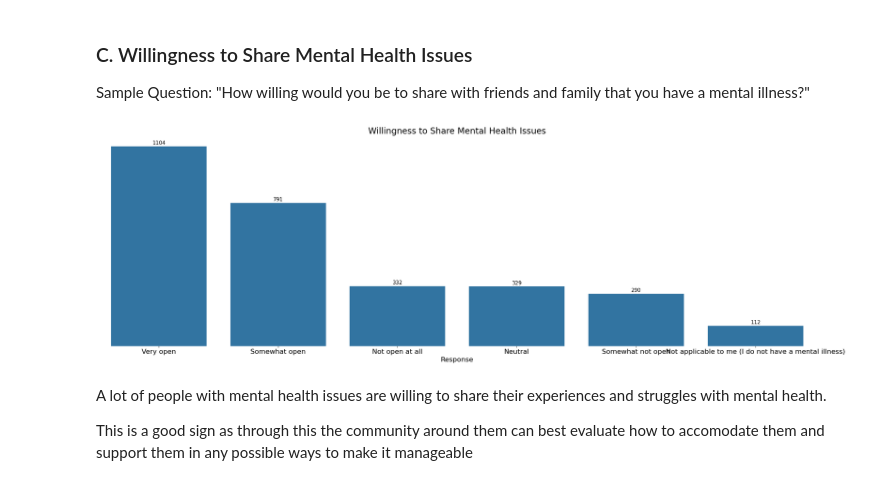
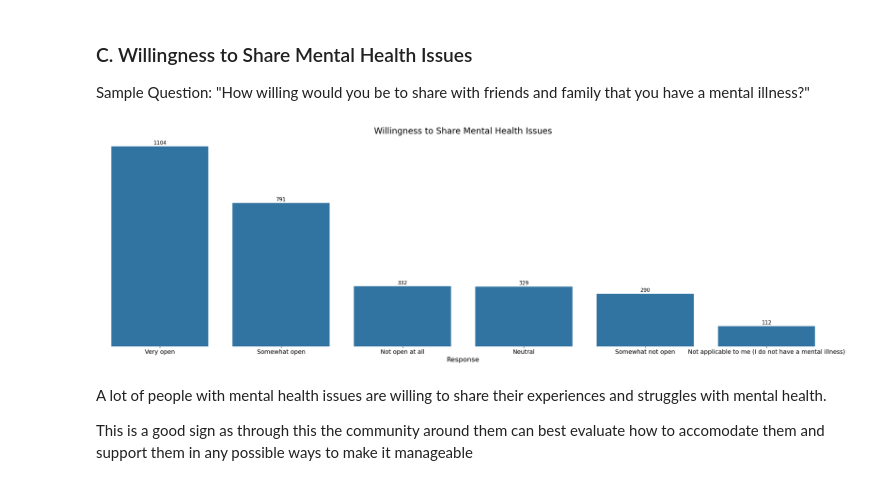
Before and after one commit to bondpapi/MENTAL-HEALTH-IN-TECH-INDUSTRY-EDA, a Jupyter notebook: mentalhealth.ipynb, the cells around one changed output. Saved outputs shown, nothing was run; the diff lists cells and outputs as text; code cells hidden in the pictures.

```diff
--- a/mentalhealth.ipynb
+++ b/mentalhealth.ipynb
@@ -221,17 +286,25 @@ It can be very hard to make accurate conclusions based on a biased sample as it
 Sample Question:
 "Do you think that discussing a mental health disorder with your employer would have negative consequences?"
 # %%
-workplace_stigma = df.loc[df['QuestionText'].str.contains('discussing a mental health disorder.*employer.*negative consequences', case=False, na=False)]
+workplace_stigma = df.loc[
+    df["QuestionText"].str.contains(
+        "discussing a mental health disorder.*employer.*negative consequences",
+        case=False,
+        na=False,
+    )
+]
 
-workplace_stigma.loc[:, 'AnswerText'] = workplace_stigma['AnswerText'].astype(str).replace('-1', 'No response')
+workplace_stigma.loc[:, "AnswerText"] = (
+    workplace_stigma["AnswerText"].astype(str).replace("-1", "No response")
+)
 
-response_counts = workplace_stigma['AnswerText'].value_counts()
+response_counts = workplace_stigma["AnswerText"].value_counts()
 
 plt.figure(figsize=(15, 6))
 ax = sns.barplot(x=response_counts.index, y=response_counts.values)
 
 for i, v in enumerate(response_counts.values):
-    ax.text(i, v + 10, str(v), ha='center', fontsize=12)
+    ax.text(i, v + 10, str(v), ha="center", fontsize=12)
 
 plt.title("Perception of Workplace Stigma", fontsize=16)
 plt.xlabel("Response", fontsize=14)
@@ -281,18 +361,22 @@ It is therefore vital to destigmatize workplaces to create a healthier environme
 Sample Question:
 "Have you ever sought treatment for a mental health disorder from a mental health professional?"
 # %%
-treatment_seeking = df[df['QuestionText'].str.contains('sought treatment.*mental health professional', case=False, na=False)]
+treatment_seeking = df[
+    df["QuestionText"].str.contains(
+        "sought treatment.*mental health professional", case=False, na=False
+    )
+]
 
-treatment_seeking.loc[treatment_seeking['AnswerText'] == '1', 'AnswerText'] = 'Yes'
-treatment_seeking.loc[treatment_seeking['AnswerText'] == '0', 'AnswerText'] = 'No'
+treatment_seeking.loc[treatment_seeking["AnswerText"] == "1", "AnswerText"] = "Yes"
+treatment_seeking.loc[treatment_seeking["AnswerText"] == "0", "AnswerText"] = "No"
 
-treatment_counts = treatment_seeking['AnswerText'].value_counts()
+treatment_counts = treatment_seeking["AnswerText"].value_counts()
 
 plt.figure(figsize=(15, 6))
 ax = sns.barplot(x=treatment_counts.index, y=treatment_counts.values)
 
 for i, v in enumerate(treatment_counts.values):
-    ax.text(i, v + 10, str(v), ha='center', fontsize=12)
+    ax.text(i, v + 10, str(v), ha="center", fontsize=12)
 
 
 plt.title("Treatment-Seeking Behavior for Mental Health Disorders", fontsize=16)
@@ -312,26 +396,30 @@ We see a close gap between choosing to seek treatment or not. None the less most
 Sample Question:
 "How willing would you be to share with friends and family that you have a mental illness?"
 # %%
-sharing_willingness = df[df['QuestionText'].str.contains('willing.*share.*friends.*family', case=False, na=False)]
+sharing_willingness = df[
+    df["QuestionText"].str.contains(
+        "willing.*share.*friends.*family", case=False, na=False
+    )
+]
 
-sharing_counts = sharing_willingness['AnswerText'].value_counts()
+sharing_counts = sharing_willingness["AnswerText"].value_counts()
 
 plt.figure(figsize=(25, 8))
 ax = sns.barplot(x=sharing_counts.index, y=sharing_counts.values)
 for i, v in enumerate(sharing_counts.values):
-    ax.text(i, v + 10, str(v), ha='center', fontsize=12)
+    ax.text(i, v + 10, str(v), ha="center", fontsize=12)
 
 plt.title("Willingness to Share Mental Health Issues", fontsize=20)
 plt.xlabel("Response", fontsize=16)
 plt.ylabel("Count", fontsize=16)
 plt.gca().axes.yaxis.set_visible(False)
-plt.xticks(fontsize=16)
+plt.xticks(fontsize=14)
 plt.yticks(fontsize=14)
 sns.despine(left=True, bottom=True)
 plt.tight_layout()
 plt.show()
 # %% [output]
-[figure, old version]
+[figure, new version]
 # %% [markdown]
 A lot of people with mental health issues are willing to share their experiences and struggles with mental health.
 
```
Also changed, not shown: parts of 23 cells of this notebook.
